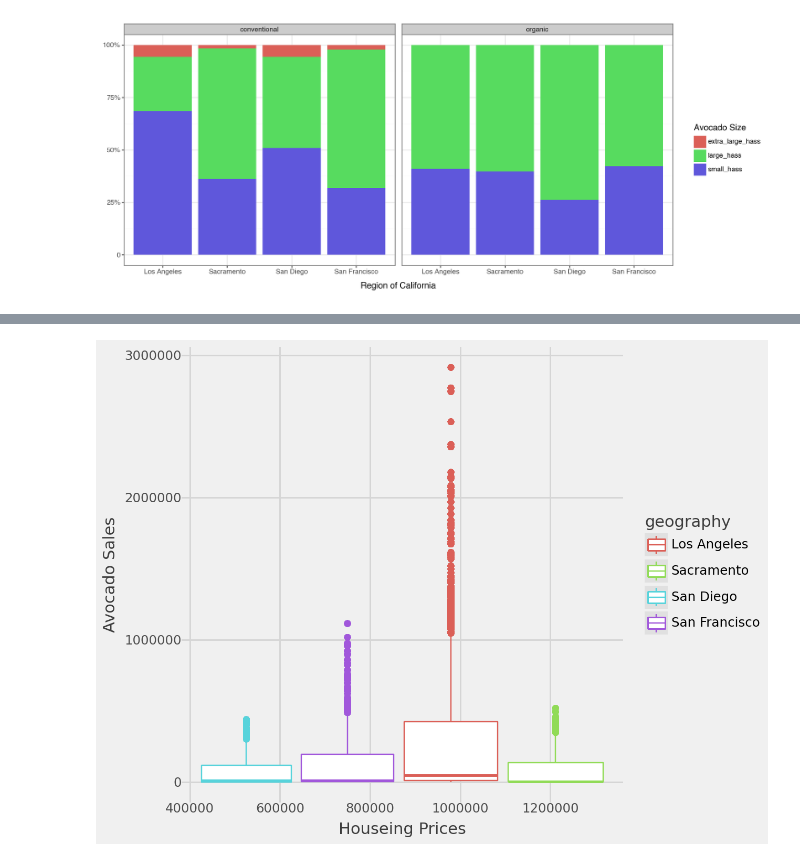
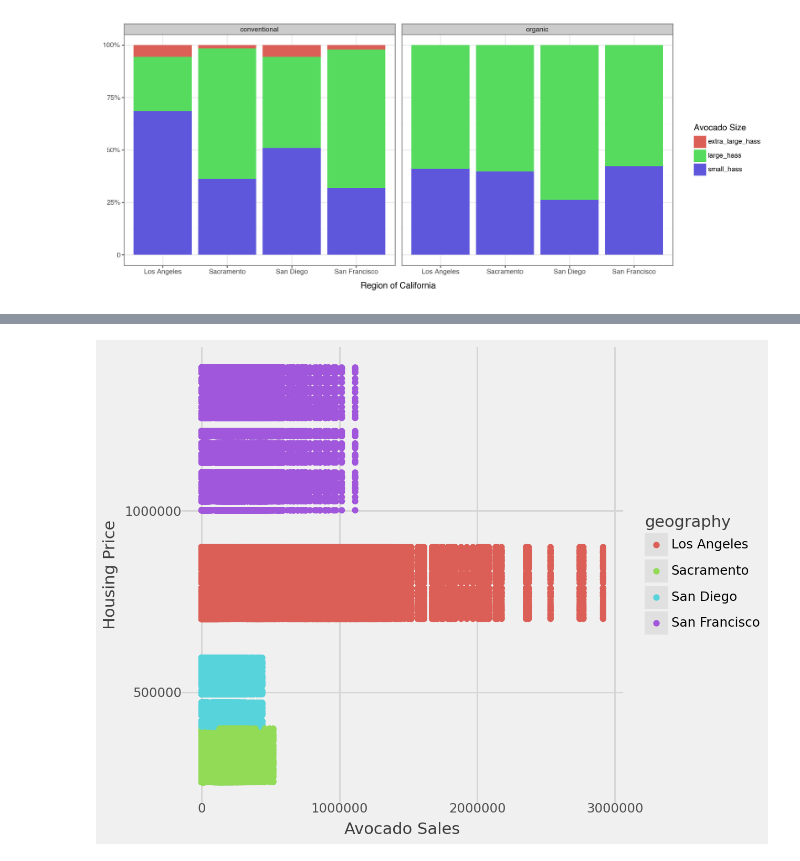
Before and after one commit to EthanSchultz49/GSB-544, a Jupyter notebook: Week_2/Lab2.ipynb, the cells around one changed output, grey strips where cells are left out. Cells and saved outputs as stored; diff of their text form; code cells hidden in the pictures.

```diff
--- a/Week_2/Lab2.ipynb
+++ b/Week_2/Lab2.ipynb
@@ -277,0 +223,28 @@ print(housing_prices.head())
+# %%
+import numpy as np
+import pandas as pd
+
+# Define cities and their corresponding house price ranges
+city_data = {
+    'San Diego': {'min_price': 400000, 'max_price': 600000},
+    'San Francisco': {'min_price': 1000000, 'max_price': 1400000},
+    'Los Angeles': {'min_price': 700000, 'max_price': 900000},
+    'Sacramento': {'min_price': 250000, 'max_price': 400000}
+}
+
+# Create an empty list to hold the data
+housing_data = []
+
+# Generate random house prices for each city
+for geography, price_range in city_data.items():
+    # Generate 50 random prices within the specified range for each city
+    prices = np.random.randint(price_range['min_price'], price_range['max_price'], size=50)
+    # Create records with city name and price
+    for price in prices:
+        housing_data.append({'geography': geography, 'Price': price})
+
+# Convert to DataFrame
+housing_prices = pd.DataFrame(housing_data)
+
+# Display the first few rows of the DataFrame
+print(housing_prices.head())
@@ -304,11 +290,11 @@ cali_inner.groupby(['geography']).mean('Price')
 # %%
 # Gallery, lines
 (
-    ggplot(cali_inner, aes(x="Price", y="sales", color="geography"))
-    + geom_boxplot()
-    + xlab('Houseing Prices')
-    + ylab('Avocado Sales')
+    ggplot(cali_inner, aes(x="sales", y="Price", color="geography"))
+    + geom_point()
+    + xlab('Avocado Sales')
+    + ylab('Housing Price')
     + theme_538()
 )
 # %% [output]
-[figure, old version]
+[figure, new version]
```
Also changed, not shown: parts of 10 cells of this notebook, 1 other file.
